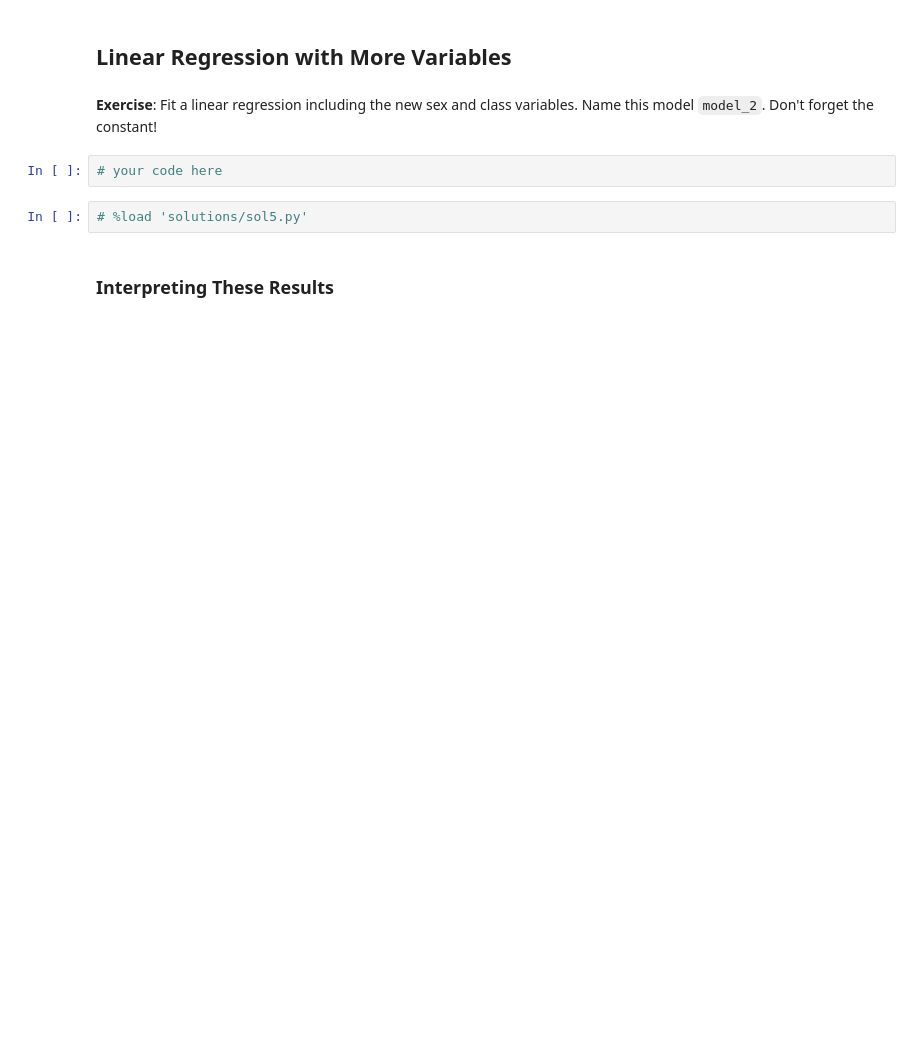
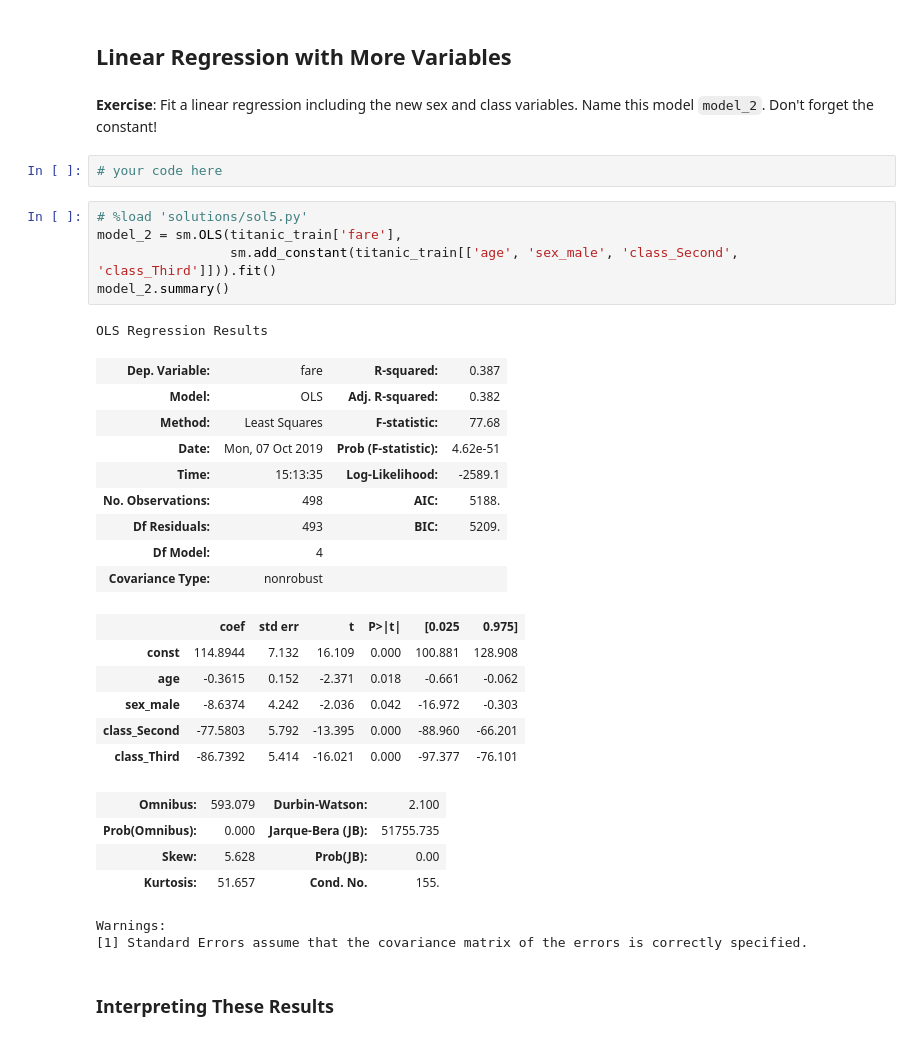
Before and after one commit to lingcog/2019-CS109A, a Jupyter notebook: content/sections/section3/notebook/cs109a_section_3.ipynb, the cells around one changed output. Drawn from its saved outputs; the diff is of its cells as text; blank space fills up the shorter version.

```diff
--- a/content/sections/section3/notebook/cs109a_section_3.ipynb
+++ b/content/sections/section3/notebook/cs109a_section_3.ipynb
@@ -163,8 +276,34 @@ titanic_train_copy.head()
 **Exercise**: Fit a linear regression including the new sex and class variables. Name this model `model_2`. Don't forget the constant!
 # %%
 # your code here
-# %%
-# %load 'solutions/sol5.py'
+# %%
+# %load 'solutions/sol5.py'
+model_2 = sm.OLS(titanic_train['fare'],
+                 sm.add_constant(titanic_train[['age', 'sex_male', 'class_Second', 'class_Third']])).fit()
+model_2.summary()
+# %% [output]
+OLS Regression Results
+| Dep. Variable: | fare | R-squared: | 0.387 |
+| Model: | OLS | Adj. R-squared: | 0.382 |
+| Method: | Least Squares | F-statistic: | 77.68 |
+| Date: | Mon, 07 Oct 2019 | Prob (F-statistic): | 4.62e-51 |
+| Time: | 15:13:35 | Log-Likelihood: | -2589.1 |
+| No. Observations: | 498 | AIC: | 5188. |
+| Df Residuals: | 493 | BIC: | 5209. |
+| Df Model: | 4 |  |  |
+| Covariance Type: | nonrobust |  |  |
+|  | coef | std err | t | P>|t| | [0.025 | 0.975] |
+| const | 114.8944 | 7.132 | 16.109 | 0.000 | 100.881 | 128.908 |
+| age | -0.3615 | 0.152 | -2.371 | 0.018 | -0.661 | -0.062 |
+| sex_male | -8.6374 | 4.242 | -2.036 | 0.042 | -16.972 | -0.303 |
+| class_Second | -77.5803 | 5.792 | -13.395 | 0.000 | -88.960 | -66.201 |
+| class_Third | -86.7392 | 5.414 | -16.021 | 0.000 | -97.377 | -76.101 |
+| Omnibus: | 593.079 | Durbin-Watson: | 2.100 |
+| Prob(Omnibus): | 0.000 | Jarque-Bera (JB): | 51755.735 |
+| Skew: | 5.628 | Prob(JB): | 0.00 |
+| Kurtosis: | 51.657 | Cond. No. | 155. |
+Warnings:
+[1] Standard Errors assume that the covariance matrix of the errors is correctly specified.
 # %% [markdown]
 ### Interpreting These Results
 # %% [markdown]
```
Also changed, not shown: parts of 21 cells of this notebook, 3 other files.
